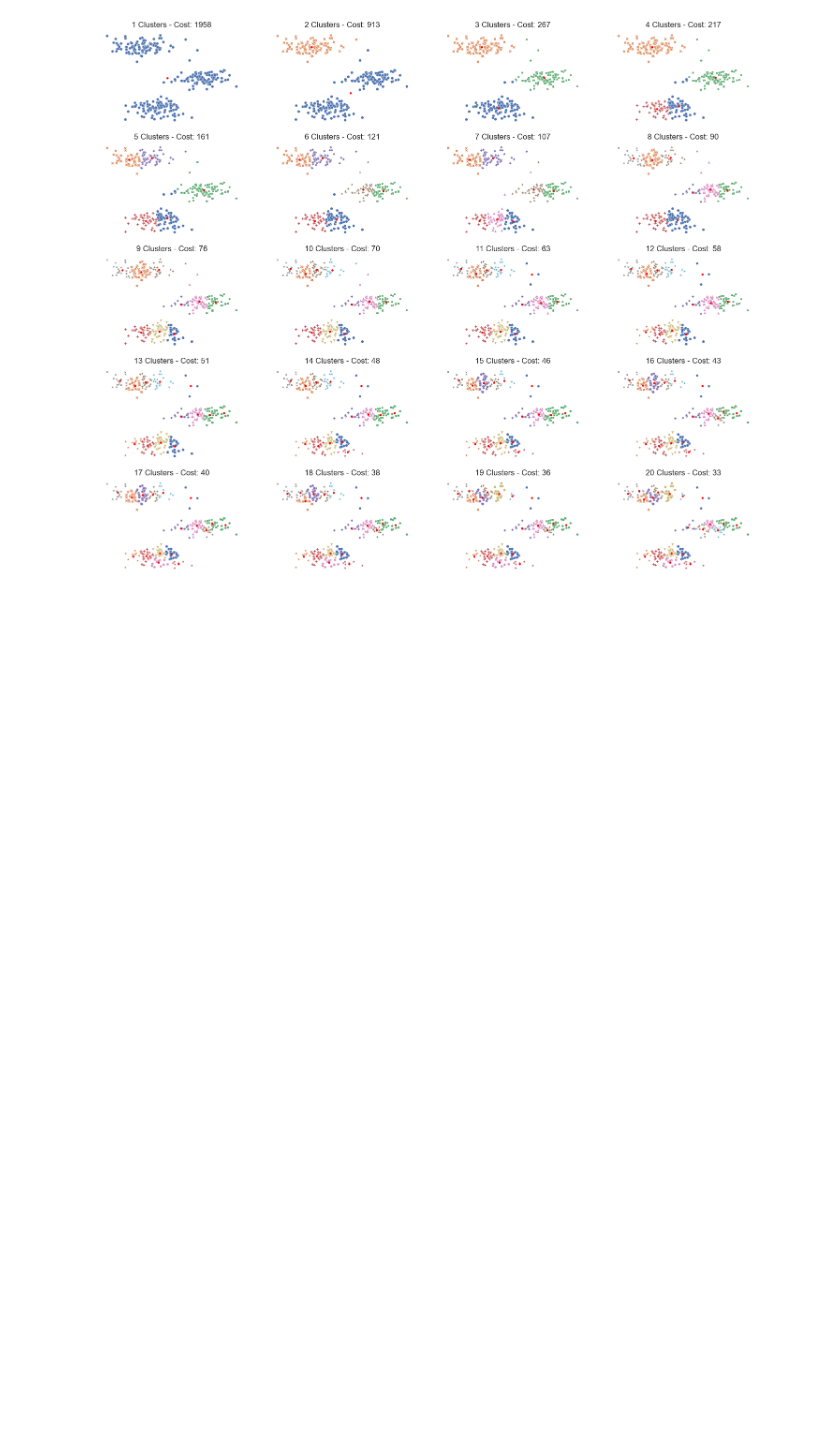
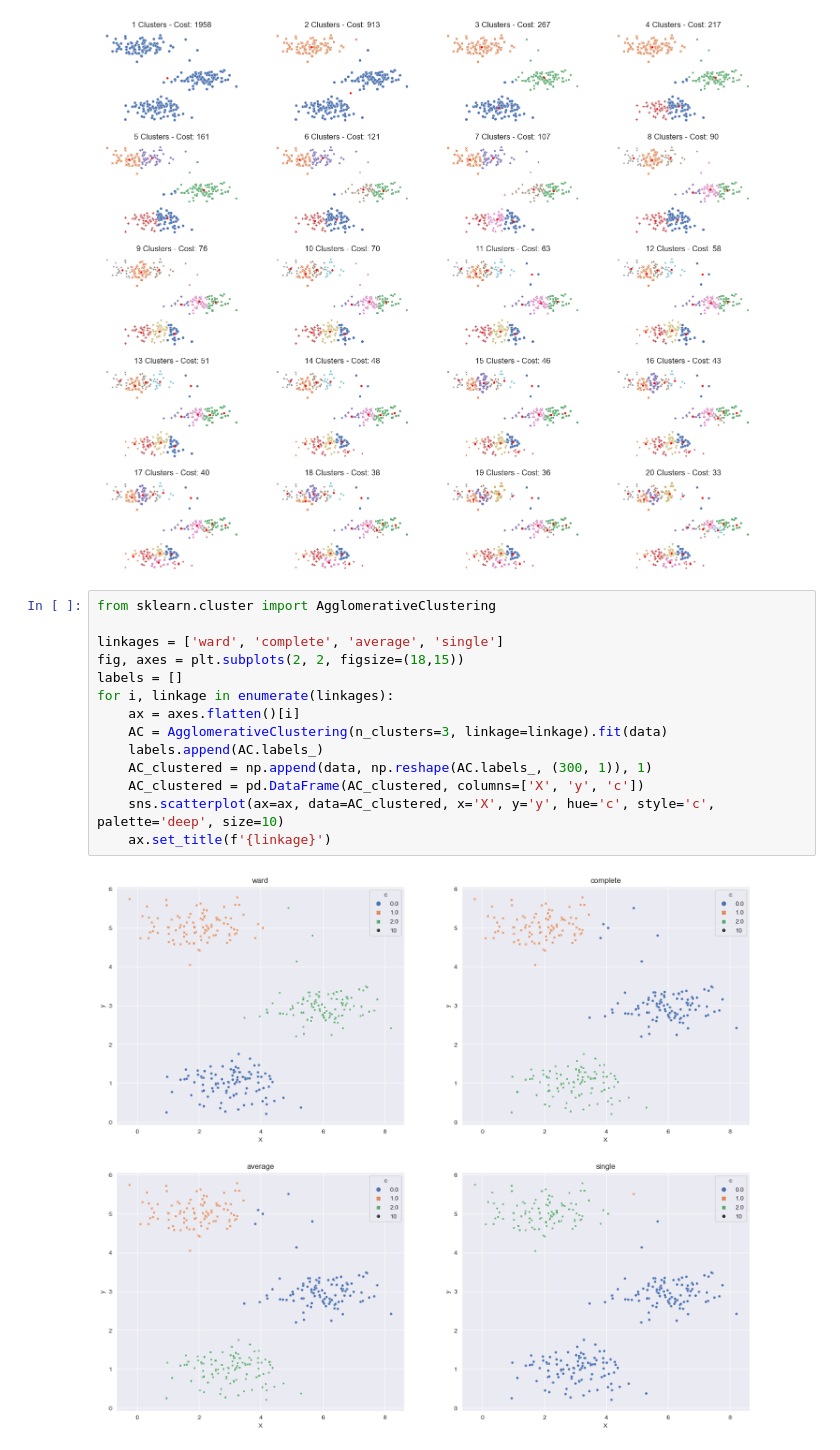
Before and after one commit to anambrito/IC-Inteligencia-Computacional, a Jupyter notebook: Kmeans/kmeans_HW.ipynb, the cells around one changed output. Saved outputs shown, nothing was run; the diff lists cells and outputs as text; blank space fills up the shorter version.

```diff
--- a/Kmeans/kmeans_HW.ipynb
+++ b/Kmeans/kmeans_HW.ipynb
@@ -108,3 +102,19 @@ for i, label, center, cost in zip(range(len(labels)), labels, centers, inertias)
     # ax.title(f'{len(center)} Clusters - Cost: {cost}')
 # %% [output]
 [figure]
+# %%
+from sklearn.cluster import AgglomerativeClustering
+
+linkages = ['ward', 'complete', 'average', 'single']
+fig, axes = plt.subplots(2, 2, figsize=(18,15))
+labels = []
+for i, linkage in enumerate(linkages):
+    ax = axes.flatten()[i]
+    AC = AgglomerativeClustering(n_clusters=3, linkage=linkage).fit(data)
+    labels.append(AC.labels_)
+    AC_clustered = np.append(data, np.reshape(AC.labels_, (300, 1)), 1)
+    AC_clustered = pd.DataFrame(AC_clustered, columns=['X', 'y', 'c'])
+    sns.scatterplot(ax=ax, data=AC_clustered, x='X', y='y', hue='c', style='c', palette='deep', size=10)
+    ax.set_title(f'{linkage}')
+# %% [output]
+[figure, added]
```
Also changed, not shown: parts of 1 cell of this notebook.
